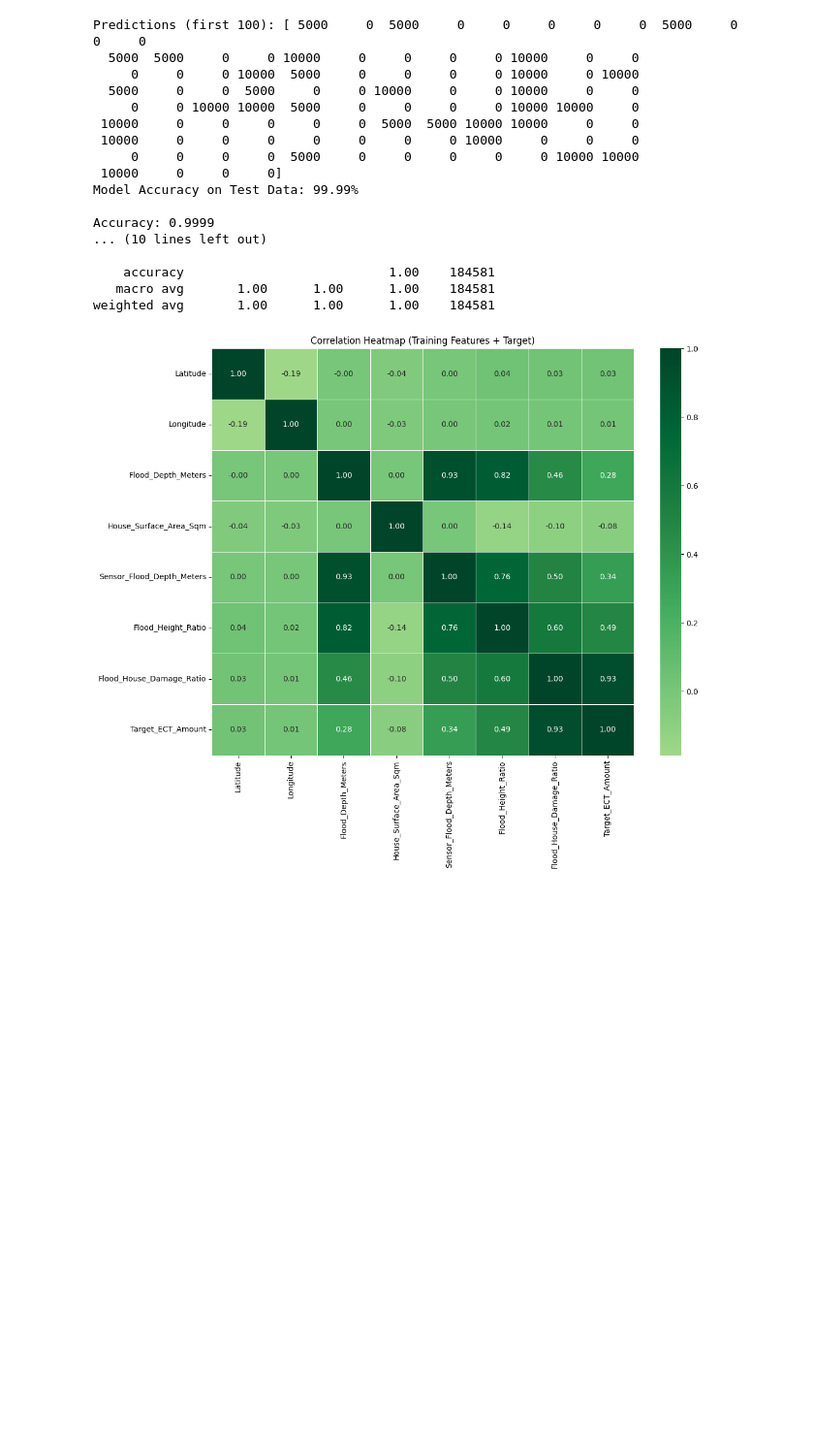
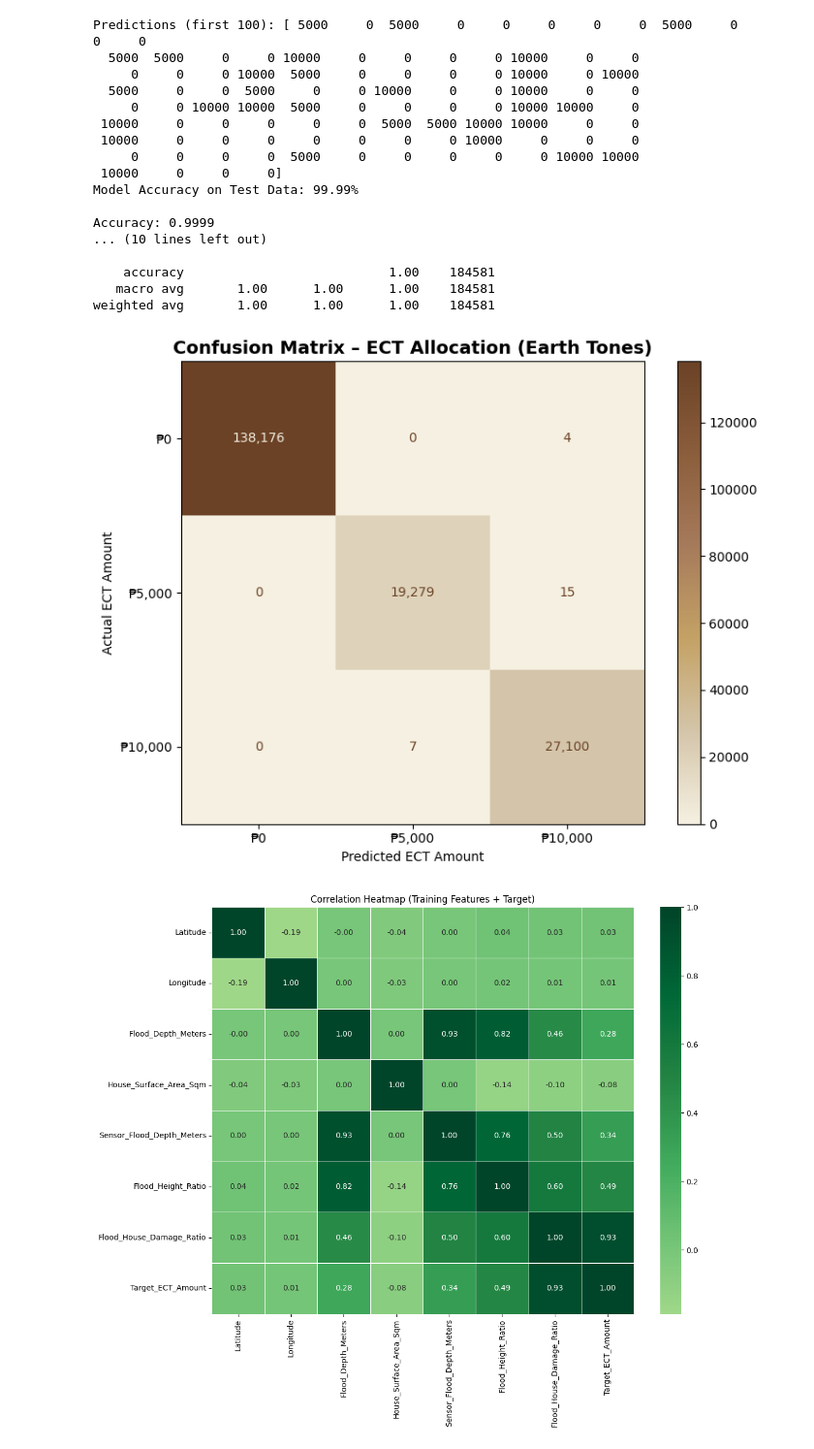
Before and after one commit to bakuncwa/ect_flood_allocation_model, a Jupyter notebook: notebooks/ect_allocation_model.ipynb, the cells around one changed output. Shown at 97% size. Drawn from its saved outputs; the diff is of its cells as text; code cells hidden in the pictures; blank space fills up the shorter version.

Commit message:
Update README emojis, add confusion matrix to notebook

```diff
--- a/notebooks/ect_allocation_model.ipynb
+++ b/notebooks/ect_allocation_model.ipynb
@@ -291,6 +291,29 @@ Accuracy: 0.9999
     accuracy                           1.00    184581
    macro avg       1.00      1.00      1.00    184581
 weighted avg       1.00      1.00      1.00    184581
+# %%
+from sklearn.metrics import confusion_matrix, ConfusionMatrixDisplay
+import matplotlib.pyplot as plt
+import matplotlib.colors as mcolors
+
+# Earth-tone colour map
+earth_colors = ["#F5F0E1", "#D4C5A9", "#C4A265", "#A67B5B", "#8B5E3C", "#6B4226"]
+earth_cmap = mcolors.LinearSegmentedColormap.from_list("earthtones", earth_colors)
+
+# Build confusion matrix
+labels = sorted(y_test.unique())
+cm = confusion_matrix(y_test, y_pred, labels=labels)
+
+fig, ax = plt.subplots(figsize=(8, 6))
+disp = ConfusionMatrixDisplay(confusion_matrix=cm, display_labels=[f"₱{int(l):,}" for l in labels])
+disp.plot(cmap=earth_cmap, ax=ax, values_format=",")
+ax.set_title("Confusion Matrix – ECT Allocation (Earth Tones)", fontsize=14, fontweight="bold")
+ax.set_xlabel("Predicted ECT Amount")
+ax.set_ylabel("Actual ECT Amount")
+plt.tight_layout()
+plt.show()
+# %% [output]
+[figure, added]
 # %%
 # Correlation heatmap of model results/features
 numeric_cols = df_train.select_dtypes(include=['number']).columns
```
Also changed, not shown: parts of 1 cell of this notebook, 1 other file.
